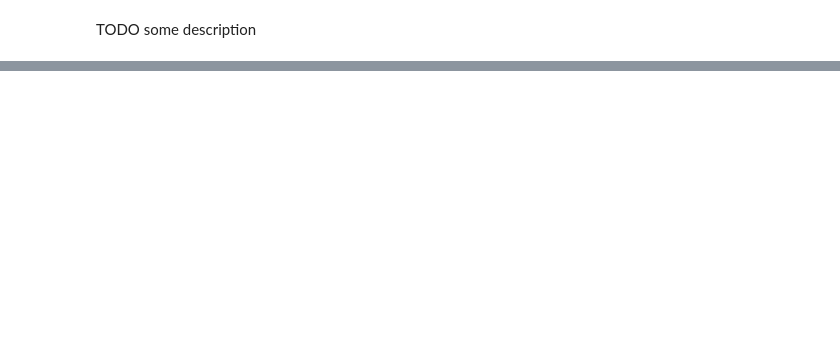
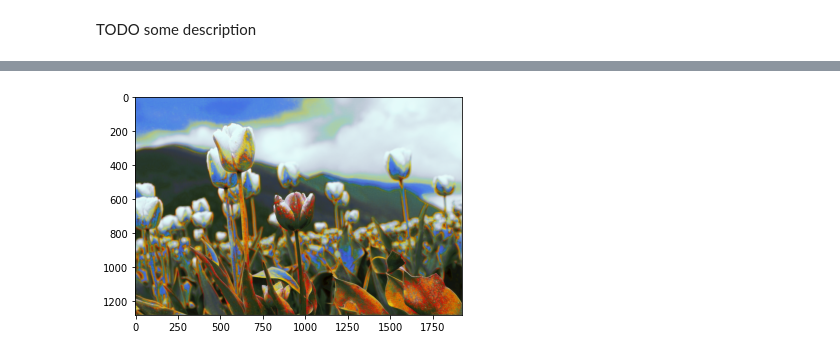
Before and after one commit to DominikKossinski/ColoringAutoencoder, a Jupyter notebook: examples.ipynb, the cells around one changed output, grey strips where cells are left out. Cells and saved outputs as stored; diff of their text form; code cells hidden in the pictures; blank space fills up the shorter version.

```diff
--- a/examples.ipynb
+++ b/examples.ipynb
@@ -39,0 +82,9 @@ C:/Users/Dominik/PycharmProjects/ColoringAutoencoder/colored.png
+# %%
+path = "models"
+model_name = f"{auto_encoder_name.value}"
+batch_size = 32
+auto_encoder = ColoringAutoEncoder(path, model_name, batch_size, file_format.value)
+
+auto_encoder.build()
+auto_encoder.load()
+y = auto_encoder.predict(selected_file_gray)
@@ -39,0 +109,4 @@ C:/Users/Dominik/PycharmProjects/ColoringAutoencoder/colored.png
+# %%
+show_img(y)
+# %% [output]
+[figure, added]
```
Also changed, not shown: parts of 6 cells of this notebook.
